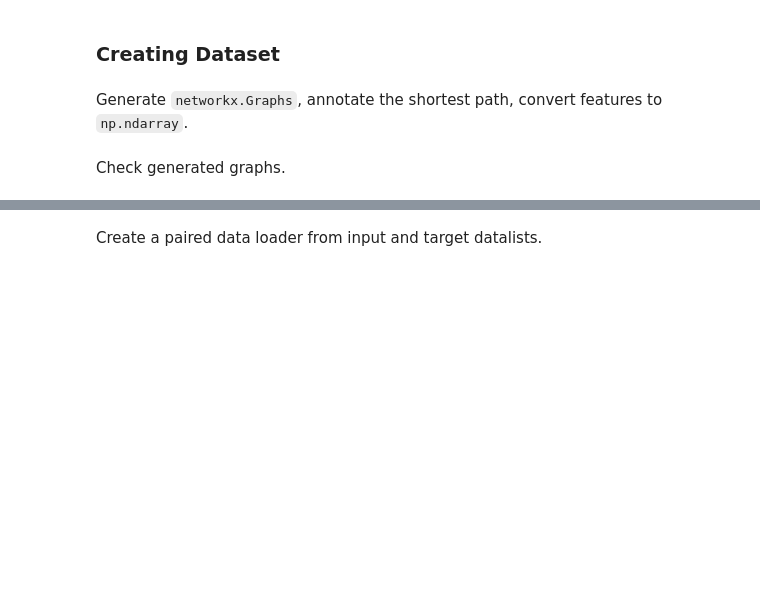
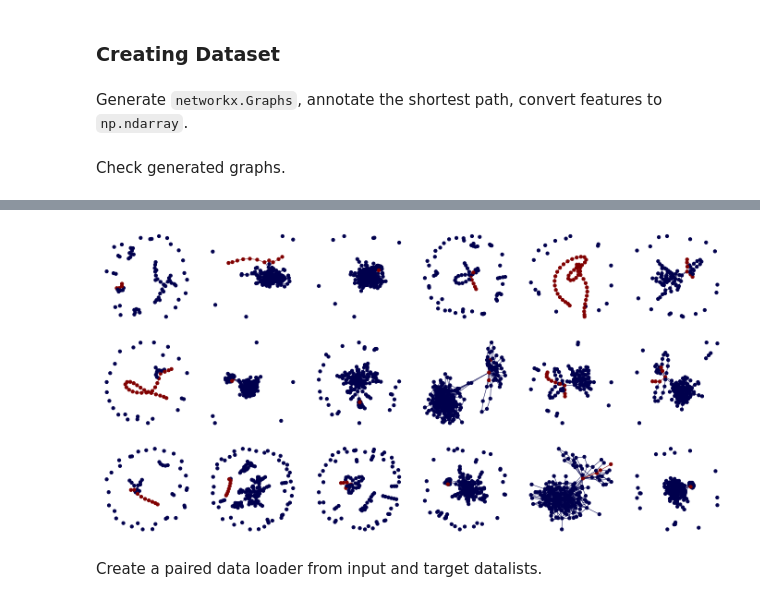
Before and after one commit to jvrana/caldera, a Jupyter notebook: examples/traversals/shortest_path.ipynb, the cells around one changed output, grey strips where cells are left out. Cells and saved outputs as stored; diff of their text form; code cells hidden in the pictures; blank space fills up the shorter version.

```diff
--- a/examples/traversals/shortest_path.ipynb
+++ b/examples/traversals/shortest_path.ipynb
@@ -255,3 +225,21 @@ for ax, g in zip(axes, nx_graphs):
+# %%
+EVAL_NUM_GRAPHS = 100
+EVAL_NUM_NODES = (10, 200)
+EVAL_DENSITY = (0.01, 0.03)
+EVAL_PATH_LEN  = (5, 50)
+EVAL_COMPOSITION_DENSITY  = (0.001, 0.01)
+
+eval_graphs = []
+for _ in tqdm(range(EVAL_NUM_GRAPHS)):
+    nxg = generate_shorest_path_example(EVAL_NUM_NODES, EVAL_DENSITY, EVAL_PATH_LEN, EVAL_COMPOSITION_DENSITY)
+    eval_graphs.append(nxg)
+
+fig, axes = plt.subplots(3, 6, figsize=(12, 6))
+axes = chain_each()(axes)
+for ax, g in zip(axes, eval_graphs):
+    draw_shortest_path(g, ax)
+# %% [output]
+[figure, added]
 # %% [markdown]
 Create a paired data loader from input and target datalists.
 # %%
```
Also changed, not shown: parts of 17 cells of this notebook, 26 other files.
